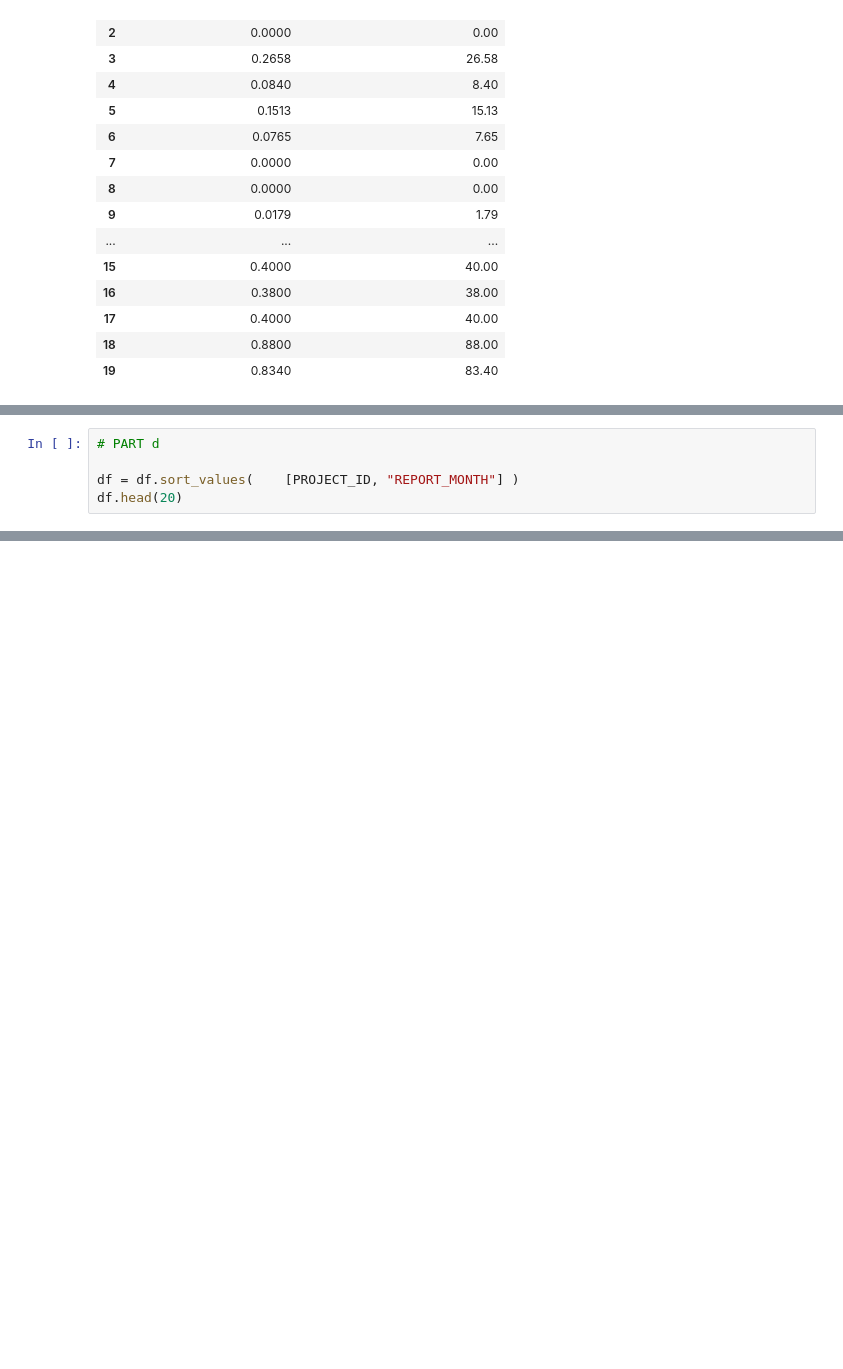
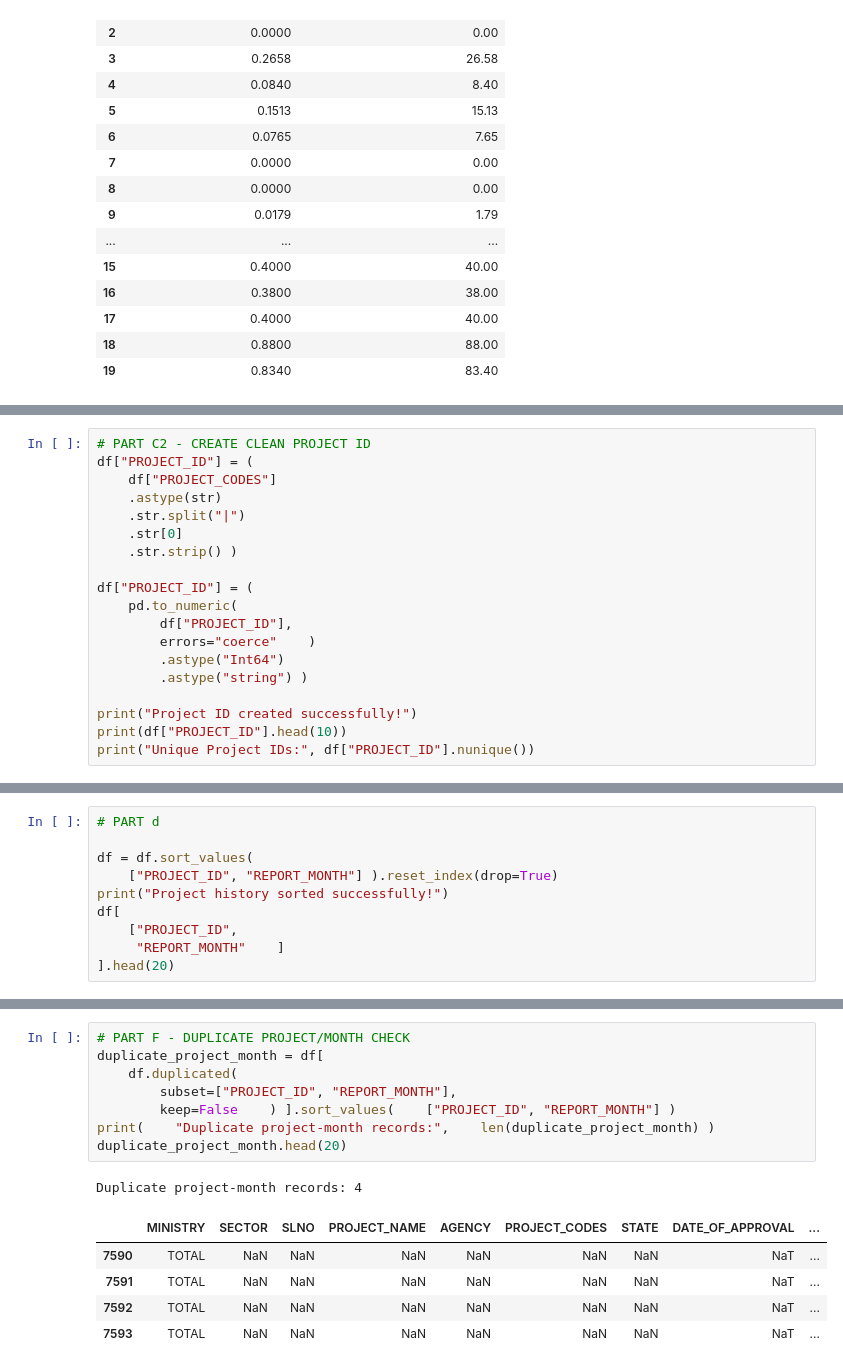
Before and after one commit to YashPatel2008-git/PAIMANA-AI, a Jupyter notebook: notebooks/02_data_cleaning.ipynb, the cells around one changed output, grey strips where cells are left out. Saved outputs shown, nothing was run; the diff lists cells and outputs as text; blank space fills up the shorter version.

```diff
--- a/notebooks/02_data_cleaning.ipynb
+++ b/notebooks/02_data_cleaning.ipynb
@@ -230,3 +215,22 @@ APRIL    1981
 JUNE     1847
 JULY     1775
 Name: count, dtype: int64
+# %%
+# PART C2 - CREATE CLEAN PROJECT ID
+df["PROJECT_ID"] = (
+    df["PROJECT_CODES"]
+    .astype(str)
+    .str.split("|")
+    .str[0]
+    .str.strip() )
+
+df["PROJECT_ID"] = (
+    pd.to_numeric(
+        df["PROJECT_ID"],
+        errors="coerce"    )
+        .astype("Int64")
+        .astype("string") )
+
+print("Project ID created successfully!")
+print(df["PROJECT_ID"].head(10))
+print("Unique Project IDs:", df["PROJECT_ID"].nunique())
@@ -233,6 +272,11 @@ Name: count, dtype: int64
 # %%
 # PART d
 
-df = df.sort_values(    [PROJECT_ID, "REPORT_MONTH"] )
-df.head(20)
+df = df.sort_values(
+    ["PROJECT_ID", "REPORT_MONTH"] ).reset_index(drop=True)
+print("Project history sorted successfully!")
+df[
+    ["PROJECT_ID",
+     "REPORT_MONTH"    ]
+].head(20)
 # %% [output]
@@ -276 +327,16 @@ Projects appearing in all 4 months: 280
+# %%
+# PART F - DUPLICATE PROJECT/MONTH CHECK
+duplicate_project_month = df[
+    df.duplicated(
+        subset=["PROJECT_ID", "REPORT_MONTH"],
+        keep=False    ) ].sort_values(    ["PROJECT_ID", "REPORT_MONTH"] )
+print(    "Duplicate project-month records:",    len(duplicate_project_month) )
+duplicate_project_month.head(20)
+# %% [output]
+Duplicate project-month records: 4
+|  | MINISTRY | SECTOR | SLNO | PROJECT_NAME | AGENCY | PROJECT_CODES | STATE | DATE_OF_APPROVAL | ... |
+| 7590 | TOTAL | NaN | NaN | NaN | NaN | NaN | NaN | NaT | ... |
+| 7591 | TOTAL | NaN | NaN | NaN | NaN | NaN | NaN | NaT | ... |
+| 7592 | TOTAL | NaN | NaN | NaN | NaN | NaN | NaN | NaT | ... |
+| 7593 | TOTAL | NaN | NaN | NaN | NaN | NaN | NaN | NaT | ... |
 # %%
```
Also changed, not shown: parts of 8 cells of this notebook, 7 other files.
